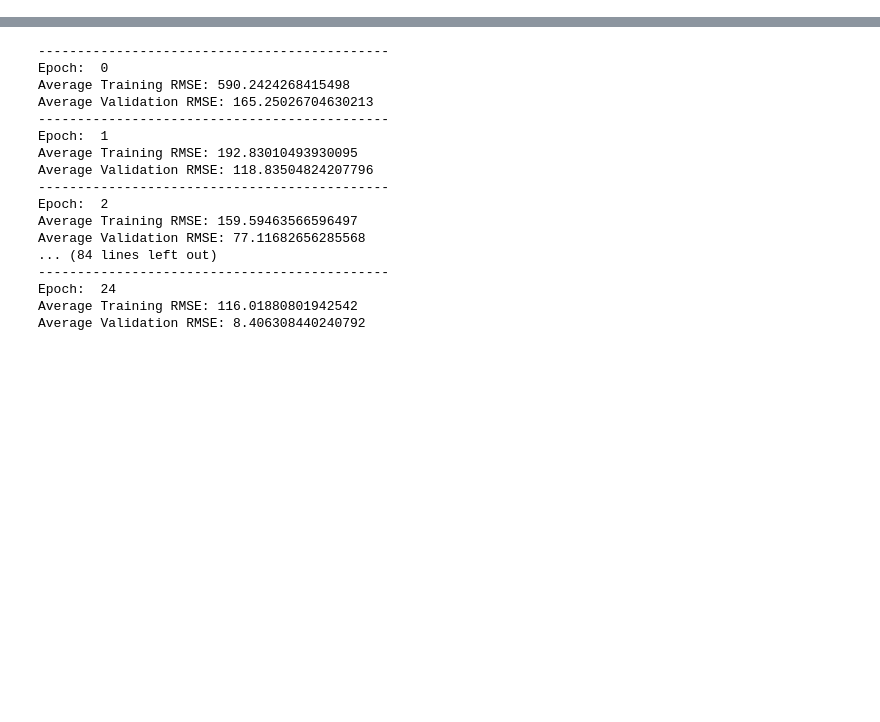
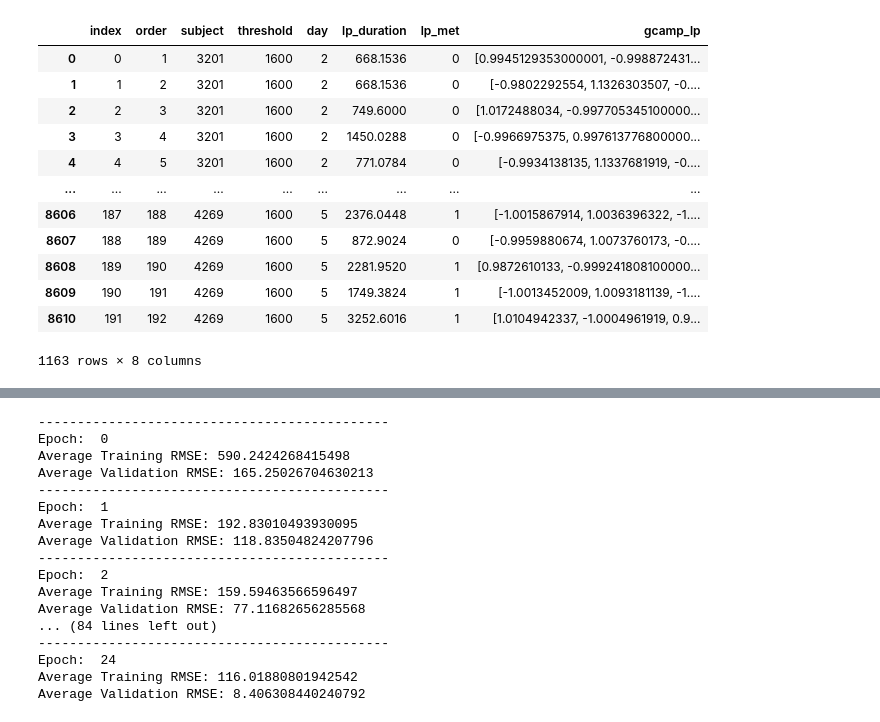
Before and after one commit to jorgerag8/encoder-decoder-transformer, a Jupyter notebook: src/model_cont.ipynb, the cells around one changed output, grey strips where cells are left out. Drawn from its saved outputs; the diff is of its cells as text; code cells hidden in the pictures; blank space fills up the shorter version.

```diff
--- a/src/model_cont.ipynb
+++ b/src/model_cont.ipynb
@@ -129,0 +146,16 @@ test_trials = [gb_test.get_group(x) for x in gb_test.groups]
+# %%
+validation_df
+# %% [output]
+|  | index | order | subject | threshold | day | lp_duration | lp_met | gcamp_lp |
+| 0 | 0 | 1 | 3201 | 1600 | 2 | 668.1536 | 0 | [0.9945129353000001, -0.998872431... |
+| 1 | 1 | 2 | 3201 | 1600 | 2 | 668.1536 | 0 | [-0.9802292554, 1.1326303507, -0.... |
+| 2 | 2 | 3 | 3201 | 1600 | 2 | 749.6000 | 0 | [1.0172488034, -0.997705345100000... |
+| 3 | 3 | 4 | 3201 | 1600 | 2 | 1450.0288 | 0 | [-0.9966975375, 0.997613776800000... |
+| 4 | 4 | 5 | 3201 | 1600 | 2 | 771.0784 | 0 | [-0.9934138135, 1.1337681919, -0.... |
+| ... | ... | ... | ... | ... | ... | ... | ... | ... |
+| 8606 | 187 | 188 | 4269 | 1600 | 5 | 2376.0448 | 1 | [-1.0015867914, 1.0036396322, -1.... |
+| 8607 | 188 | 189 | 4269 | 1600 | 5 | 872.9024 | 0 | [-0.9959880674, 1.0073760173, -0.... |
+| 8608 | 189 | 190 | 4269 | 1600 | 5 | 2281.9520 | 1 | [0.9872610133, -0.999241808100000... |
+| 8609 | 190 | 191 | 4269 | 1600 | 5 | 1749.3824 | 1 | [-1.0013452009, 1.0093181139, -1.... |
+| 8610 | 191 | 192 | 4269 | 1600 | 5 | 3252.6016 | 1 | [1.0104942337, -1.0004961919, 0.9... |
+1163 rows × 8 columns
```
Also changed, not shown: parts of 3 cells of this notebook, 3 other files.
